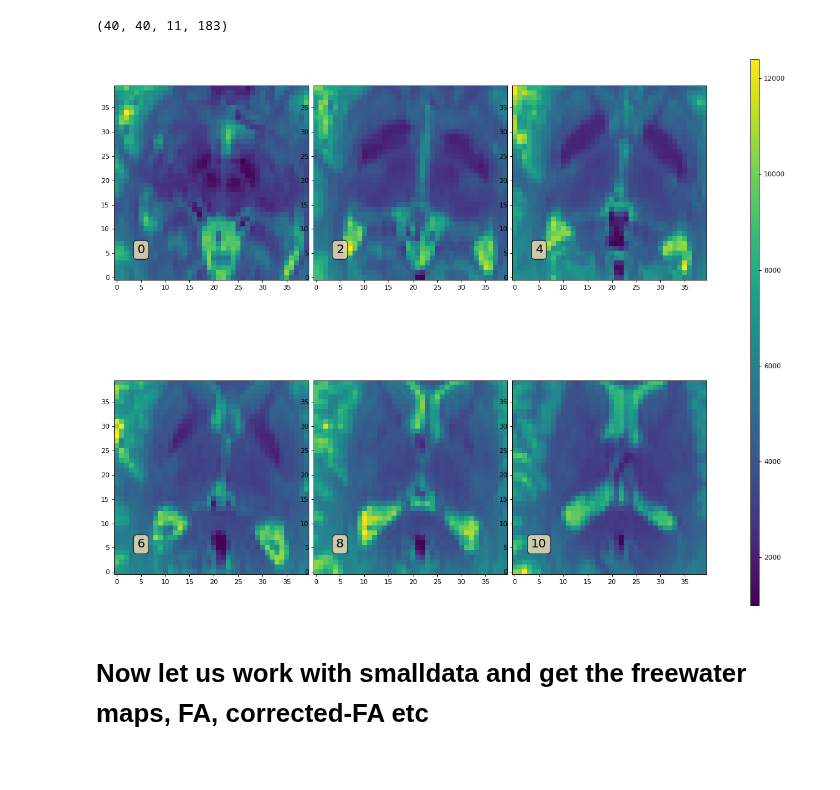
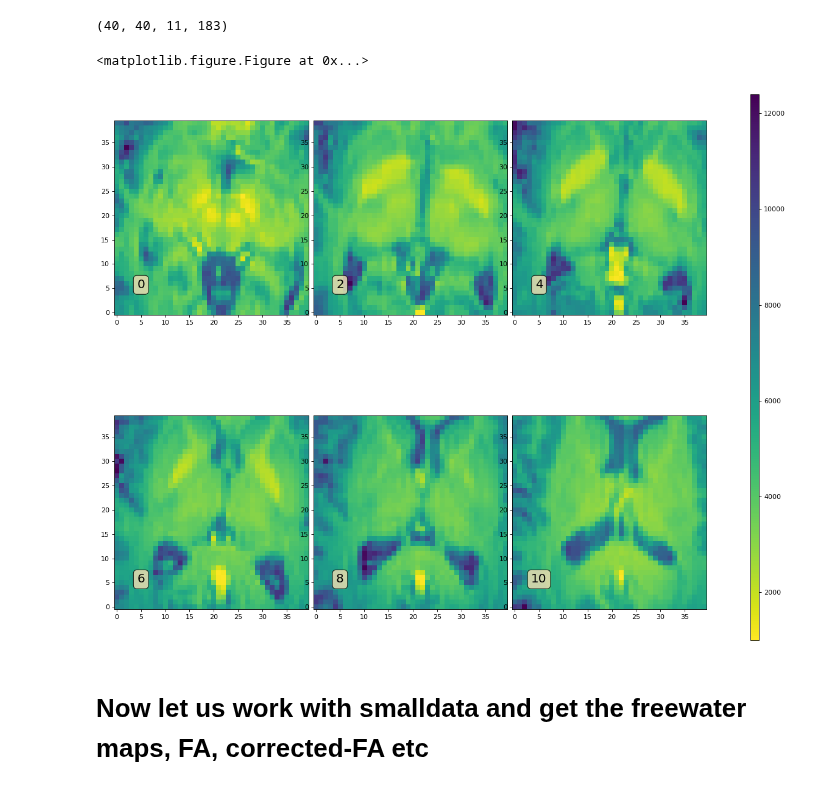
Before and after one commit to sameerd/DiffusionTensorImaging, a Jupyter notebook: notebooks/Example.ipynb, the cells around one changed output. Drawn from its saved outputs; the diff is of its cells as text; code cells hidden in the pictures.

```diff
--- a/notebooks/Example.ipynb
+++ b/notebooks/Example.ipynb
@@ -79,9 +79,11 @@ smalldata.shape
 (40, 40, 11, 183)
 # %%
 # Plot a few slices of the smaller dataset
+plt.set_cmap("viridis_r")
 plot_3d_z_indices(smalldata[:,:,:,0], idx_list=range(0, 11, 2) , num_rows=2, num_cols=3)
 # %% [output]
+<matplotlib.figure.Figure at 0x...>
-[figure, old version]
+[figure, new version]
 # %% [markdown]
 # Now let us work with smalldata and get the freewater maps, FA, corrected-FA etc
 # %%
```
Also changed, not shown: parts of 12 cells of this notebook.
